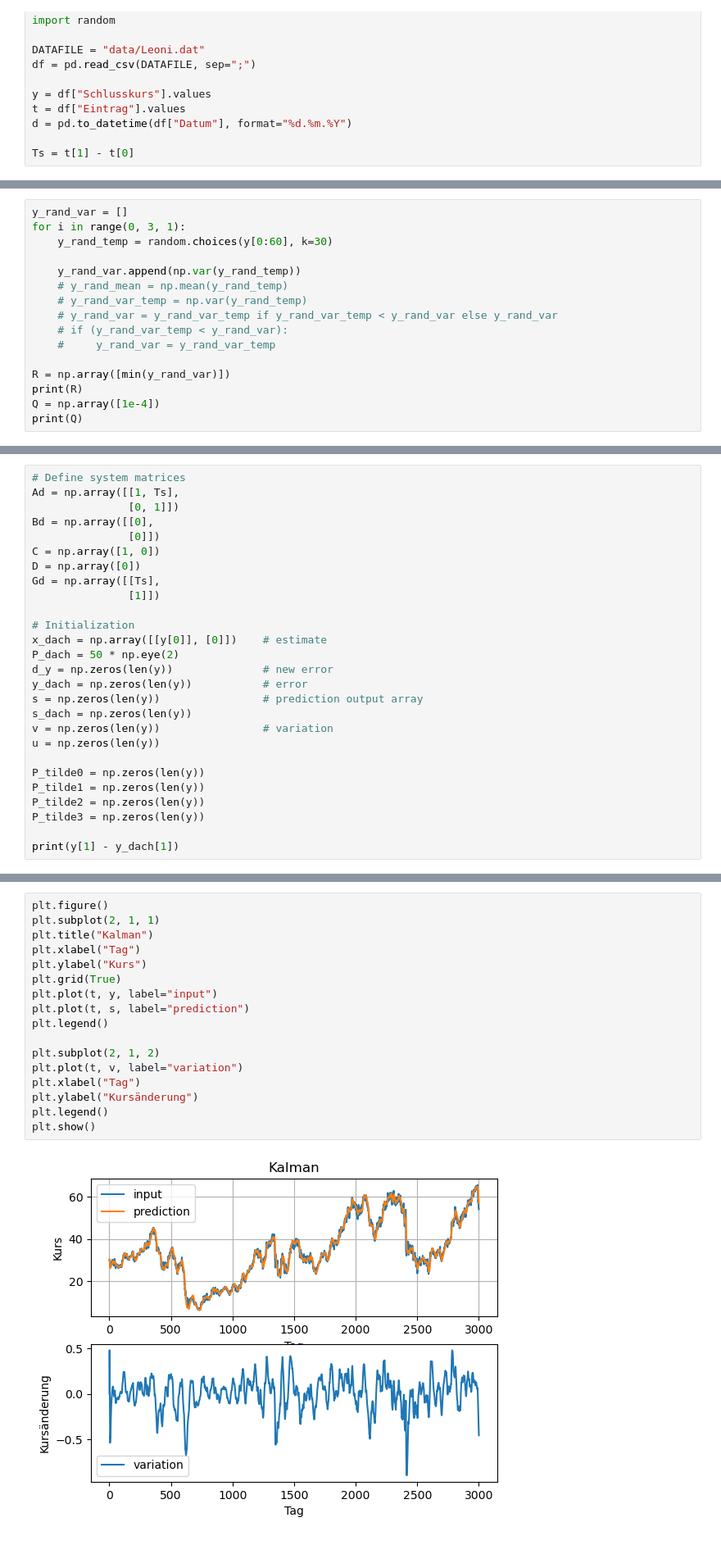
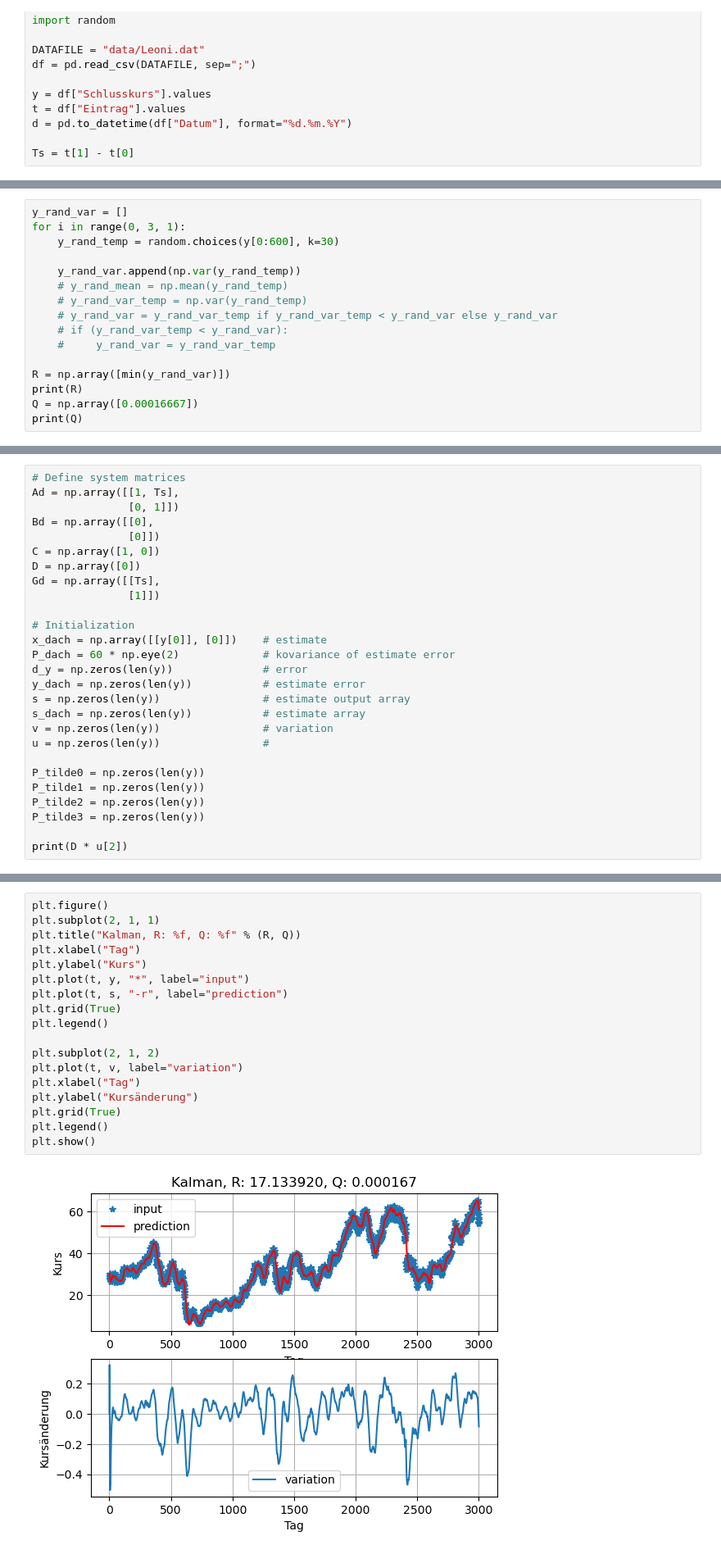
Before and after one commit to rumexcrisp/aim_datafusion, a Jupyter notebook: lab_1.ipynb, the cells around one changed output, grey strips where cells are left out. Shown: that part at 82% size. Cells and saved outputs as stored; diff of their text form.

```diff
--- a/lab_1.ipynb
+++ b/lab_1.ipynb
@@ -26,7 +26,7 @@ plt.show()
 # %%
 y_rand_var = []
 for i in range(0, 3, 1):
-    y_rand_temp = random.choices(y[0:60], k=30)
+    y_rand_temp = random.choices(y[0:600], k=30)
 
     y_rand_var.append(np.var(y_rand_temp))
     # y_rand_mean = np.mean(y_rand_temp)
@@ -37,6 +37,6 @@ for i in range(0, 3, 1):
 
 R = np.array([min(y_rand_var)])
 print(R)
-Q = np.array([1e-4])
+Q = np.array([0.00016667])
 print(Q)
 # %% [output]
@@ -55,18 +55,18 @@ Gd = np.array([[Ts],
 
 # Initialization
 x_dach = np.array([[y[0]], [0]])    # estimate
-P_dach = 50 * np.eye(2)
-d_y = np.zeros(len(y))              # new error
-y_dach = np.zeros(len(y))           # error
-s = np.zeros(len(y))                # prediction output array
-s_dach = np.zeros(len(y))
+P_dach = 60 * np.eye(2)             # kovariance of estimate error
+d_y = np.zeros(len(y))              # error
+y_dach = np.zeros(len(y))           # estimate error
+s = np.zeros(len(y))                # estimate output array
+s_dach = np.zeros(len(y))           # estimate array
 v = np.zeros(len(y))                # variation
-u = np.zeros(len(y))
+u = np.zeros(len(y))                #
 
 P_tilde0 = np.zeros(len(y))
 P_tilde1 = np.zeros(len(y))
 P_tilde2 = np.zeros(len(y))
 P_tilde3 = np.zeros(len(y))
 
-print(y[1] - y_dach[1])
+print(D * u[2])
 # %% [output]
@@ -94,22 +95,23 @@ for k in range(len(y)):
 # %%
 plt.figure()
 plt.subplot(2, 1, 1)
-plt.title("Kalman")
+plt.title("Kalman, R: %f, Q: %f" % (R, Q))
 plt.xlabel("Tag")
 plt.ylabel("Kurs")
+plt.plot(t, y, "*", label="input")
+plt.plot(t, s, "-r", label="prediction")
 plt.grid(True)
-plt.plot(t, y, label="input")
-plt.plot(t, s, label="prediction")
 plt.legend()
 
 plt.subplot(2, 1, 2)
 plt.plot(t, v, label="variation")
 plt.xlabel("Tag")
 plt.ylabel("Kursänderung")
+plt.grid(True)
 plt.legend()
 plt.show()
 # %% [output]
-[figure, old version]
+[figure, new version]
 # %%
 # Plot results
 fig = plt.figure(1)
```
Also changed, not shown: parts of 4 cells of this notebook.
